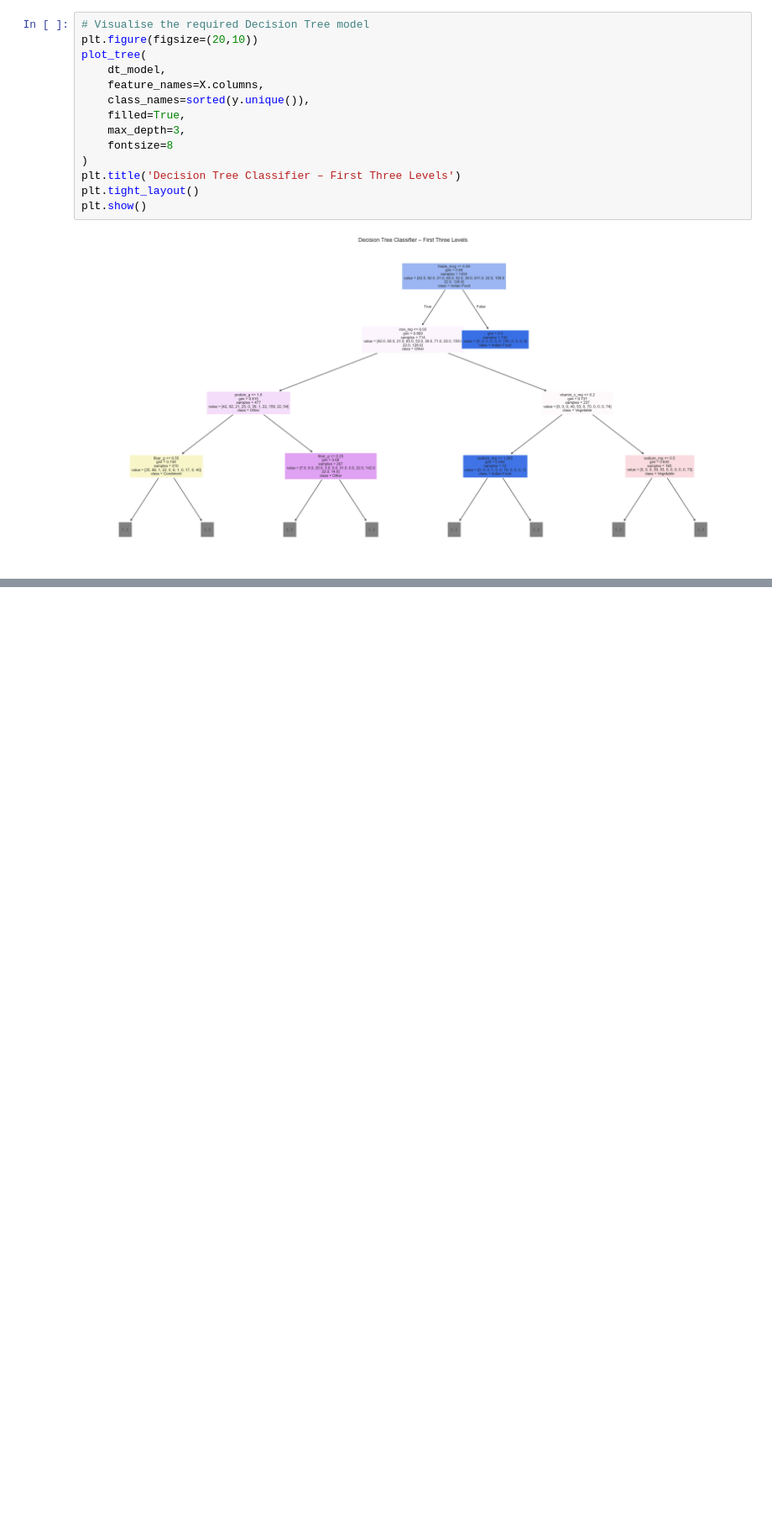
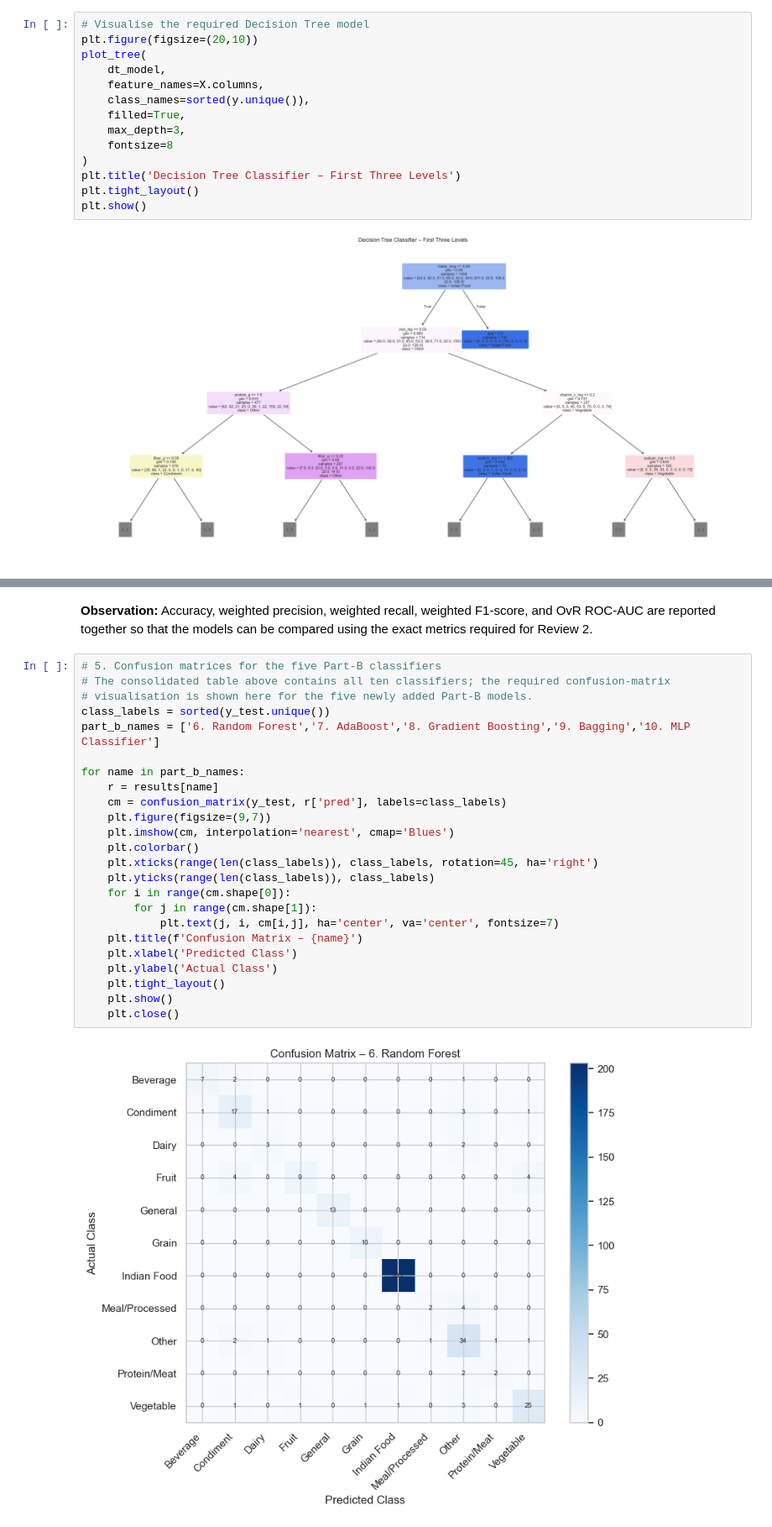
Before and after one commit to Vasista-surya/23CSE301-ML-Capstone, a Jupyter notebook: notebooks/nutrition-classification.ipynb, the cells around one changed output, grey strips where cells are left out. Shown at 84% size. Cells and saved outputs as stored; diff of their text form; blank space fills up the shorter version.

```diff
--- a/notebooks/nutrition-classification.ipynb
+++ b/notebooks/nutrition-classification.ipynb
@@ -481,0 +616,28 @@ plt.show()
+# %% [markdown]
+**Observation:** Accuracy, weighted precision, weighted recall, weighted F1-score, and OvR ROC-AUC are reported together so that the models can be compared using the exact metrics required for Review 2.
+# %%
+# 5. Confusion matrices for the five Part-B classifiers
+# The consolidated table above contains all ten classifiers; the required confusion-matrix
+# visualisation is shown here for the five newly added Part-B models.
+class_labels = sorted(y_test.unique())
+part_b_names = ['6. Random Forest','7. AdaBoost','8. Gradient Boosting','9. Bagging','10. MLP Classifier']
+
+for name in part_b_names:
+    r = results[name]
+    cm = confusion_matrix(y_test, r['pred'], labels=class_labels)
+    plt.figure(figsize=(9,7))
+    plt.imshow(cm, interpolation='nearest', cmap='Blues')
+    plt.colorbar()
+    plt.xticks(range(len(class_labels)), class_labels, rotation=45, ha='right')
+    plt.yticks(range(len(class_labels)), class_labels)
+    for i in range(cm.shape[0]):
+        for j in range(cm.shape[1]):
+            plt.text(j, i, cm[i,j], ha='center', va='center', fontsize=7)
+    plt.title(f'Confusion Matrix – {name}')
+    plt.xlabel('Predicted Class')
+    plt.ylabel('Actual Class')
+    plt.tight_layout()
+    plt.show()
+    plt.close()
+# %% [output]
+[figure, added]
```
Also changed, not shown: parts of 23 cells of this notebook, 13 other files.
